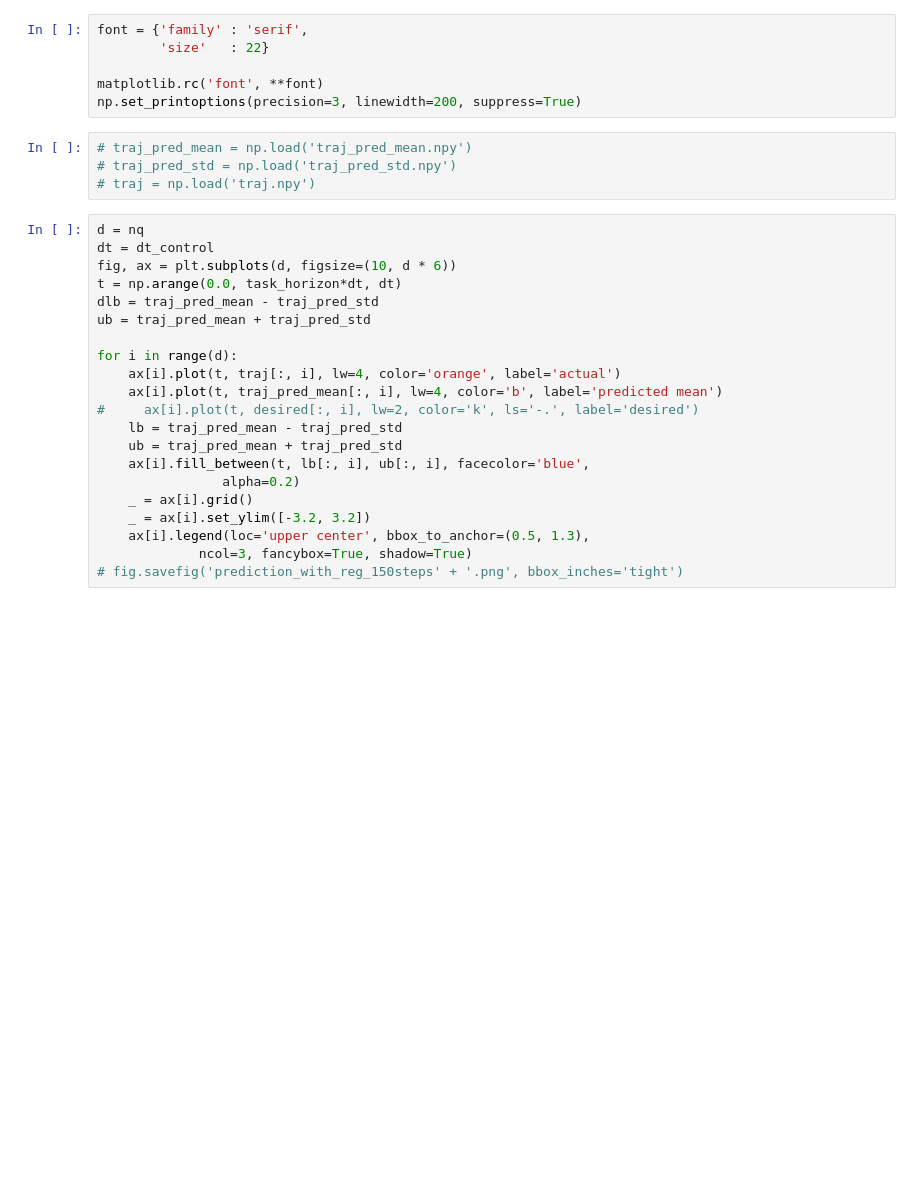
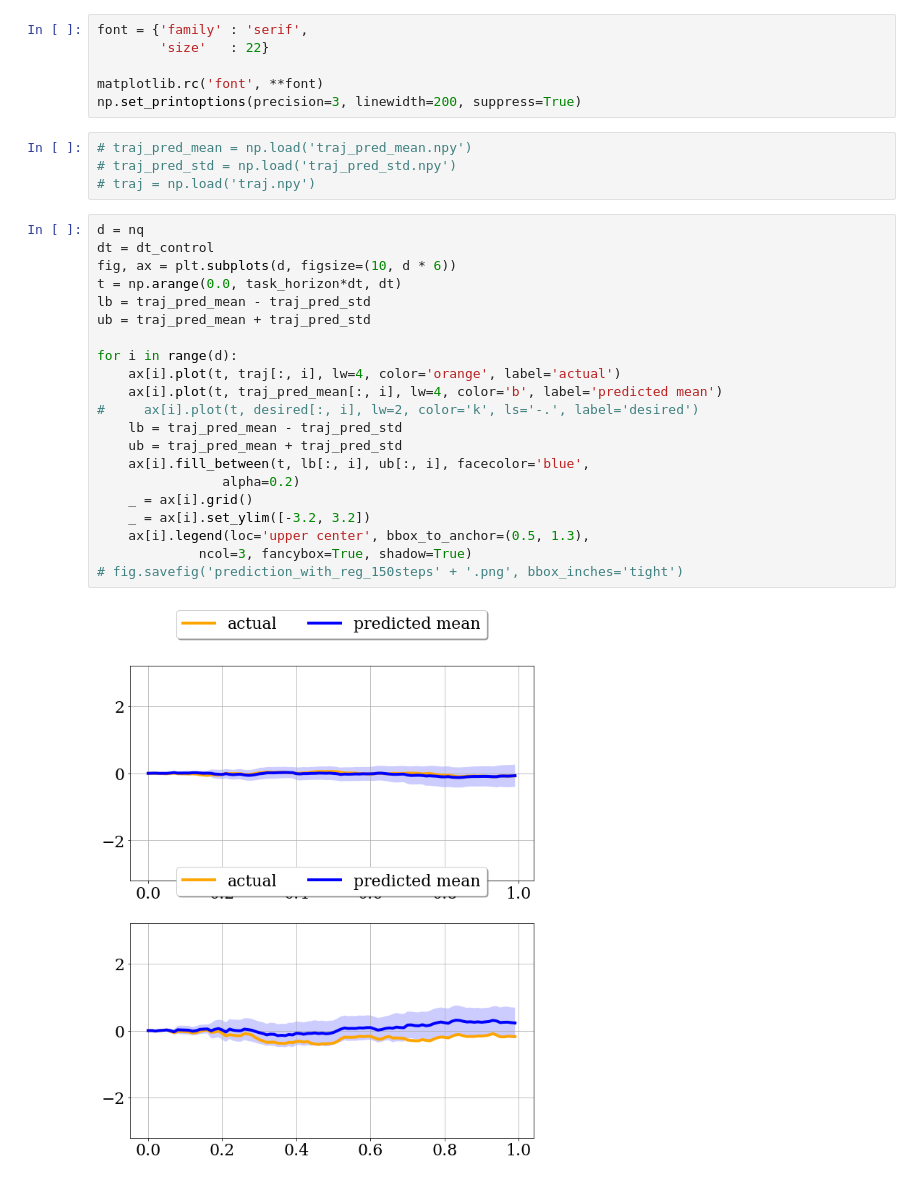
Before and after one commit to huaijiangzhu/stage, a Jupyter notebook: notebooks/twolink_playground.ipynb, the cells around one changed output. Cells and saved outputs as stored; diff of their text form; blank space fills up the shorter version.

```diff
--- a/notebooks/twolink_playground.ipynb
+++ b/notebooks/twolink_playground.ipynb
@@ -137,21 +183,23 @@ np.set_printoptions(precision=3, linewidth=200, suppress=True)
 # %%
 d = nq
 dt = dt_control
 fig, ax = plt.subplots(d, figsize=(10, d * 6))
 t = np.arange(0.0, task_horizon*dt, dt)
-dlb = traj_pred_mean - traj_pred_std
+lb = traj_pred_mean - traj_pred_std
 ub = traj_pred_mean + traj_pred_std
 
 for i in range(d):
     ax[i].plot(t, traj[:, i], lw=4, color='orange', label='actual')
     ax[i].plot(t, traj_pred_mean[:, i], lw=4, color='b', label='predicted mean')
 #     ax[i].plot(t, desired[:, i], lw=2, color='k', ls='-.', label='desired')
     lb = traj_pred_mean - traj_pred_std
     ub = traj_pred_mean + traj_pred_std
     ax[i].fill_between(t, lb[:, i], ub[:, i], facecolor='blue',
                 alpha=0.2)
     _ = ax[i].grid()
     _ = ax[i].set_ylim([-3.2, 3.2])
     ax[i].legend(loc='upper center', bbox_to_anchor=(0.5, 1.3),
              ncol=3, fancybox=True, shadow=True)
 # fig.savefig('prediction_with_reg_150steps' + '.png', bbox_inches='tight')
+# %% [output]
+[figure, added]
```
Also changed, not shown: parts of 5 cells of this notebook, 2 other files.
